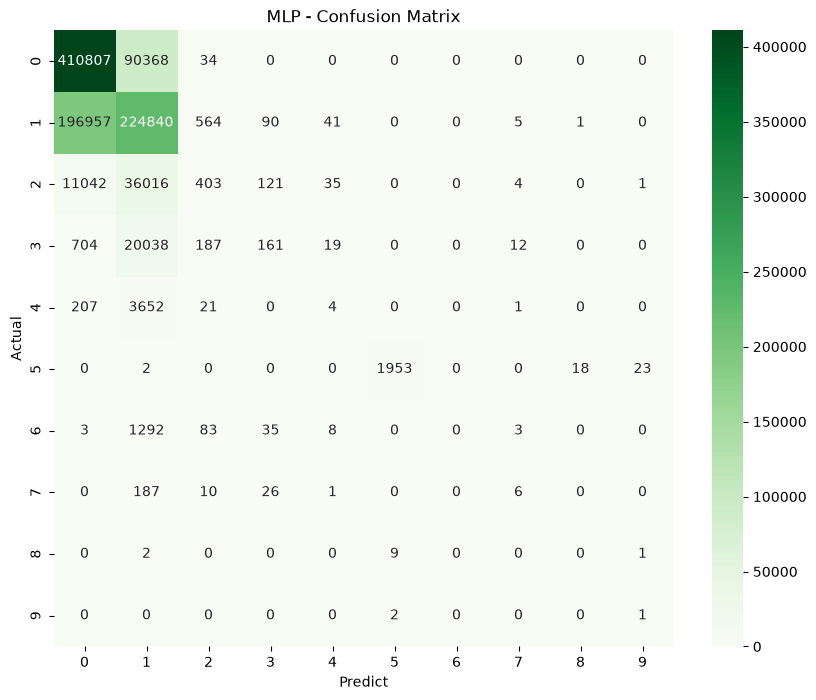
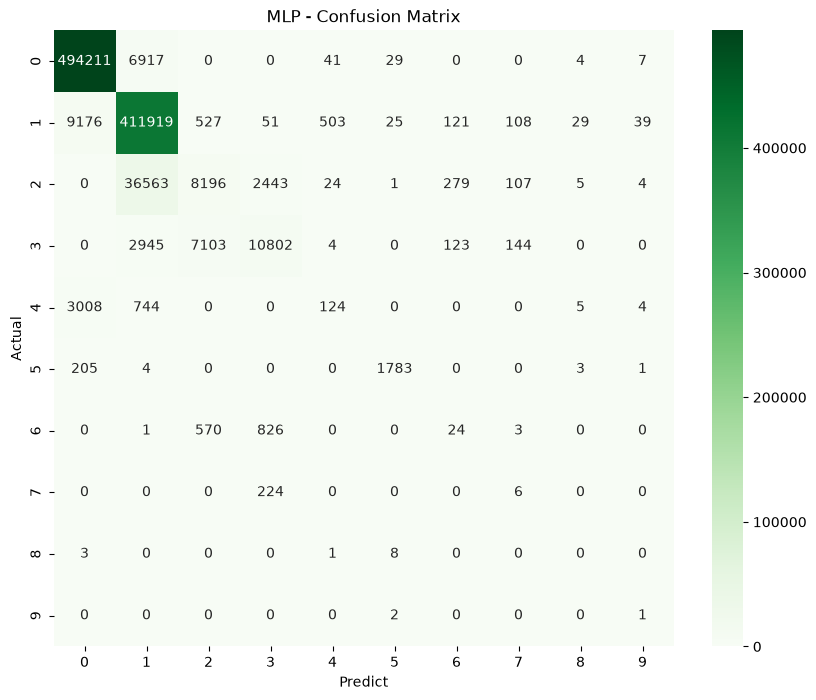
The notebook cell's code change between the first figure and the second:
--- before
+++ after
@@ -12,10 +12,2 @@
 plt.ylabel('Actual')
 plt.show()
-
-plt.figure(figsize=(8, 5))
-plt.plot(best_mlp.loss_curve_)
-plt.title("Loss Curve of the best MLP Classifier")
-plt.xlabel("Iterations")
-plt.ylabel("Loss")
-plt.grid(True)
-plt.show()

Commit: Add MLP